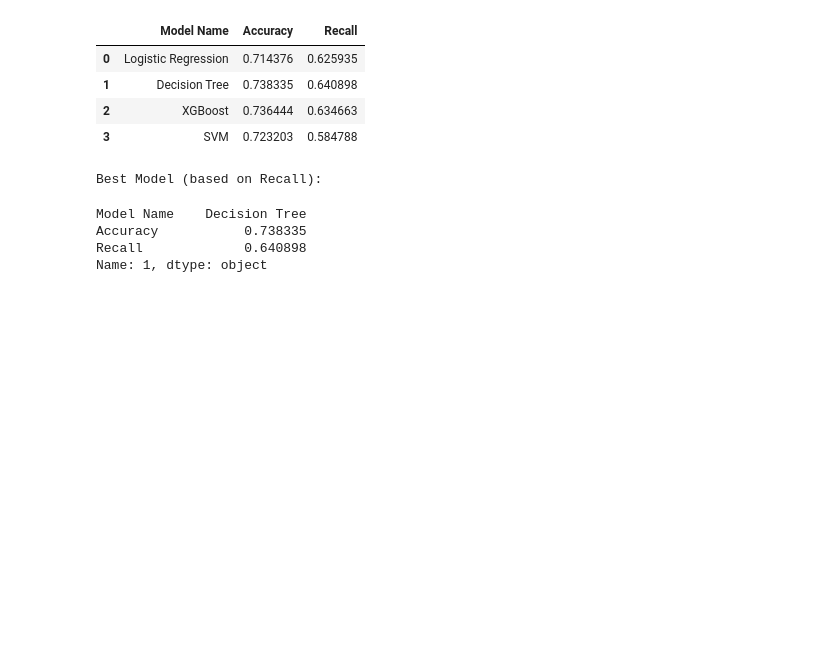
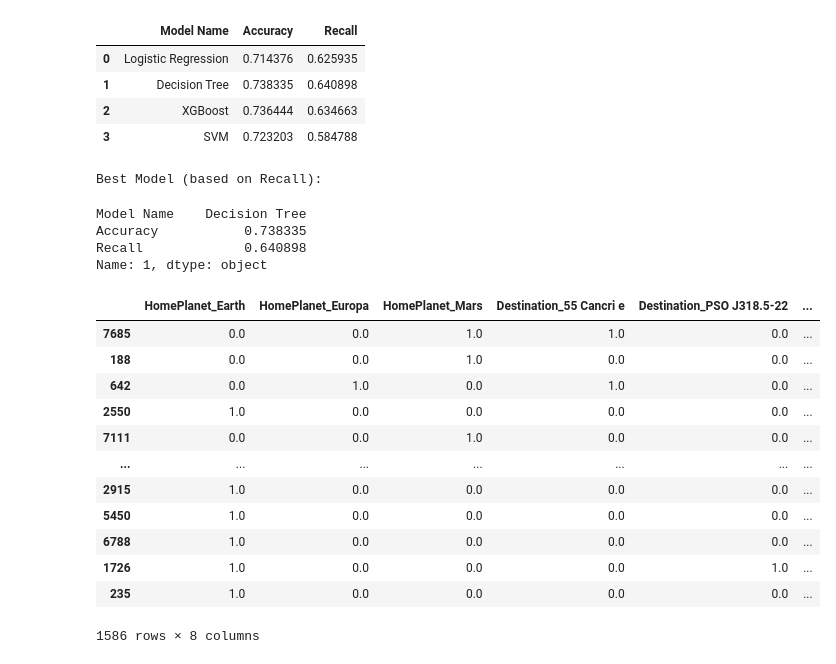
Before and after one commit to Emilly-Njue/Spaceship-Titanic, a Jupyter notebook: spaceship.ipynb, the cells around one changed output. Cells and saved outputs as stored; diff of their text form; code cells hidden in the pictures; blank space fills up the shorter version.

```diff
--- a/spaceship.ipynb
+++ b/spaceship.ipynb
@@ -801,3 +801,19 @@ Model Name    Decision Tree
 Accuracy           0.738335
 Recall             0.640898
 Name: 1, dtype: object
+# %%
+X_test
+# %% [output]
+|  | HomePlanet_Earth | HomePlanet_Europa | HomePlanet_Mars | Destination_55 Cancri e | Destination_PSO J318.5-22 | ... |
+| 7685 | 0.0 | 0.0 | 1.0 | 1.0 | 0.0 | ... |
+| 188 | 0.0 | 0.0 | 1.0 | 0.0 | 0.0 | ... |
+| 642 | 0.0 | 1.0 | 0.0 | 1.0 | 0.0 | ... |
+| 2550 | 1.0 | 0.0 | 0.0 | 0.0 | 0.0 | ... |
+| 7111 | 0.0 | 0.0 | 1.0 | 0.0 | 0.0 | ... |
+| ... | ... | ... | ... | ... | ... | ... |
+| 2915 | 1.0 | 0.0 | 0.0 | 0.0 | 0.0 | ... |
+| 5450 | 1.0 | 0.0 | 0.0 | 0.0 | 0.0 | ... |
+| 6788 | 1.0 | 0.0 | 0.0 | 0.0 | 0.0 | ... |
+| 1726 | 1.0 | 0.0 | 0.0 | 0.0 | 1.0 | ... |
+| 235 | 1.0 | 0.0 | 0.0 | 0.0 | 0.0 | ... |
+1586 rows × 8 columns
```
Also changed, not shown: parts of 5 cells of this notebook.
